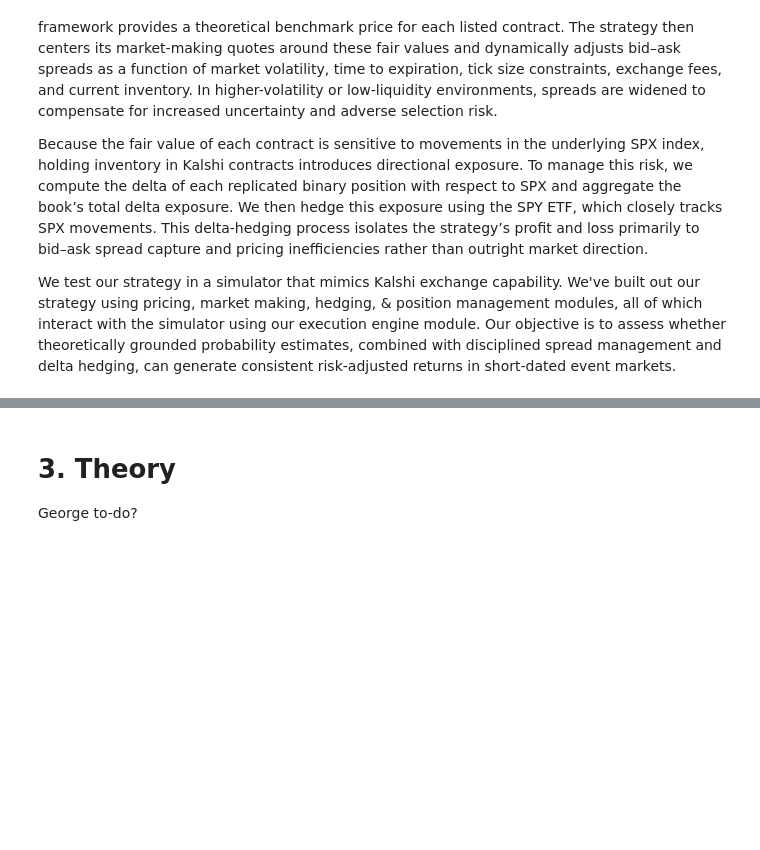
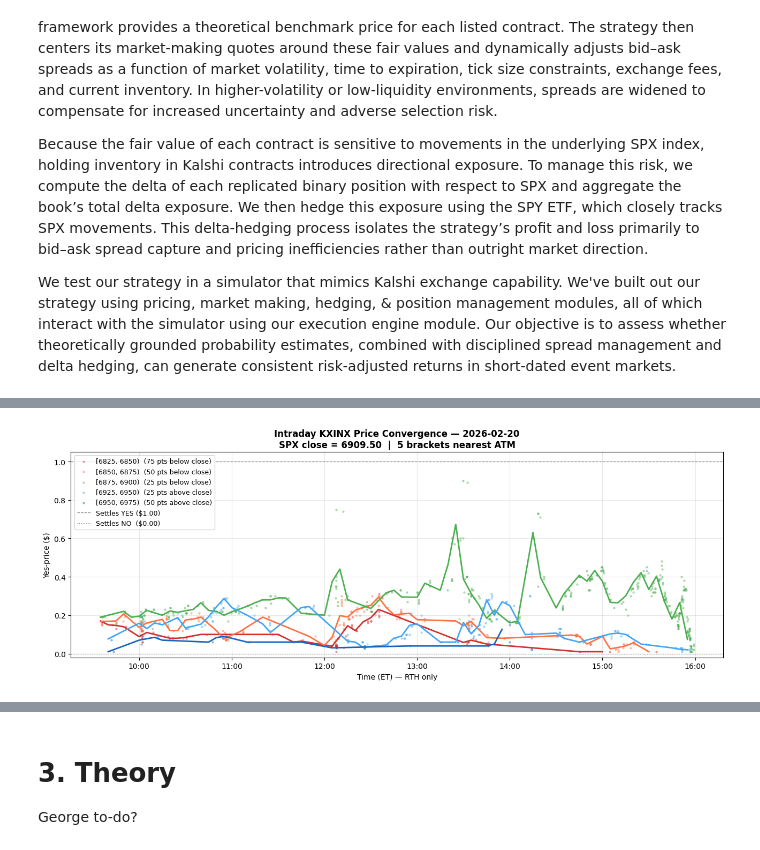
Before and after one commit to chris-mulligan-50/FINM-33150-Quantitative-Trading-Strategies-Final-Project-Kalshi-Market-Making-, a Jupyter notebook: submission.ipynb, the cells around one changed output, grey strips where cells are left out. Cells and saved outputs as stored; diff of their text form; code cells hidden in the pictures; blank space fills up the shorter version.

```diff
--- a/submission.ipynb
+++ b/submission.ipynb
@@ -33,0 +342,95 @@ Chris to-do?
+# %%
+# ── Chart 1: Intraday price convergence on busiest KXINX day ─────────────────
+busiest_date = (
+    kxinx.group_by("date").agg(pl.len().alias("n"))
+    .sort("n", descending=True).head(1)["date"].item()
+)
+spx_close_val = spx_close_daily.filter(pl.col("date") == busiest_date)["spx_close"].item()
+
+day_rth = (
+    kxinx
+    .filter(pl.col("date") == busiest_date)
+    .filter(
+        (pl.col("ts").dt.hour() > 9) |
+        ((pl.col("ts").dt.hour() == 9) & (pl.col("ts").dt.minute() >= 30))
+    )
+    .filter(pl.col("ts").dt.hour() < 16)
+    .select(["ts", "bracket_floor", "bracket_cap", "price"])
+    .sort("ts")
+)
+
+atm_floor    = float((int(spx_close_val) // 25) * 25)
+all_floors   = sorted(day_rth["bracket_floor"].unique().to_list())
+target_floors = sorted(sorted(all_floors, key=lambda f: abs(f - atm_floor))[:5])
+
+day_pd = day_rth.filter(pl.col("bracket_floor").is_in(target_floors)).to_pandas()
+day_pd["ts"] = pd.to_datetime(day_pd["ts"]).dt.tz_localize(None)
+
+palette   = ["#d32f2f", "#ff7043", "#4CAF50", "#42a5f5", "#1565c0"]
+color_map = {f: c for f, c in zip(target_floors, palette)}
+
+fig, ax = plt.subplots(figsize=(13, 5))
+for floor in target_floors:
+    sub = day_pd[day_pd["bracket_floor"] == floor].sort_values("ts")
+    if sub.empty:
+        continue
+    c     = color_map[floor]
+    dist  = abs(floor - atm_floor)
+    direc = "above" if floor >= atm_floor else "below"
+    label = f"[{floor:.0f}, {floor+25:.0f})  ({dist:.0f} pts {direc} close)"
+    ax.scatter(sub["ts"], sub["price"], s=5, alpha=0.35, color=c, label=label)
+    roll = sub.set_index("ts")["price"].resample("5min").mean().dropna()
+    ax.plot(roll.index, roll.values, lw=2, color=c)
+
+ax.axhline(1.0, color="gray", ls="--", lw=0.9, label="Settles YES ($1.00)")
+ax.axhline(0.0, color="gray", ls=":",  lw=0.9, label="Settles NO  ($0.00)")
+ax.xaxis.set_major_formatter(mdates.DateFormatter("%H:%M"))
+ax.xaxis.set_major_locator(mdates.HourLocator())
+ax.set_xlabel("Time (ET) — RTH only")
+ax.set_ylabel("Yes-price ($)")
+ax.set_ylim(-0.02, 1.05)
+ax.set_title(
+    f"Intraday KXINX Price Convergence — {busiest_date}\n"
+    f"SPX close = {spx_close_val:.2f}  |  5 brackets nearest ATM",
+    fontsize=12, fontweight="bold"
+)
+ax.legend(fontsize=9, loc="upper left")
+ax.grid(alpha=0.3)
+plt.tight_layout()
+plt.show()
+
+# ── Chart 2: Implied probability vs distance from close (Graph 10) ────────────
+fig, axes = plt.subplots(1, 2, figsize=(13, 5), sharey=True)
+bin_edges  = np.arange(0, 201, 5)
+bin_labels = np.arange(2.5, 200, 5)
+
+for ax, vwap_df, title, color, otm_filter in [
+    (axes[0], kxinx_vwap,  "KXINX — Range Brackets (all OTM in dataset)", "#2196F3",
+     pl.col("distance_from_close").is_not_null() & (pl.col("distance_from_close") >= 0)),
+    (axes[1], kxinxu_vwap, "KXINXU — Threshold Contracts (OTM only)", "#FF5722",
+     (pl.col("side_of_close") == "above") &
+     pl.col("distance_from_close").is_not_null() &
+     (pl.col("distance_from_close") >= 0)),
+]:
+    df = vwap_df.filter(otm_filter & pl.col("vwap").is_not_null()).to_pandas()
+    ax.scatter(df["distance_from_close"], df["vwap"], s=8, alpha=0.25, color=color, rasterized=True)
+    df["dist_bin"] = pd.cut(df["distance_from_close"], bins=bin_edges, labels=bin_labels)
+    binned = (
+        df.groupby("dist_bin", observed=True)["vwap"].mean()
+        .reset_index().assign(dist_bin=lambda d: d["dist_bin"].astype(float))
+        .dropna().sort_values("dist_bin")
+    )
+    ax.plot(binned["dist_bin"], binned["vwap"], color="black", lw=2.5, label="Bin mean (5-pt)")
+    ax.axvline(0, color="red", ls="--", lw=1, alpha=0.8, label="At-the-money edge")
+    ax.set_xlabel("Distance from SPX Close (index pts, OTM side)")
+    ax.set_title(title, fontsize=10)
+    ax.legend(fontsize=9)
+    ax.grid(alpha=0.3)
+    ax.set_xlim(left=0)
+
+axes[0].set_ylabel("Contract VWAP ($)")
+plt.suptitle("Implied Probability vs Distance from SPX Close", fontsize=12, fontweight="bold")
+plt.tight_layout()
+plt.show()
+# %% [output]
+[figure, added]
```
Also changed, not shown: parts of 15 cells of this notebook, 5 other files.
